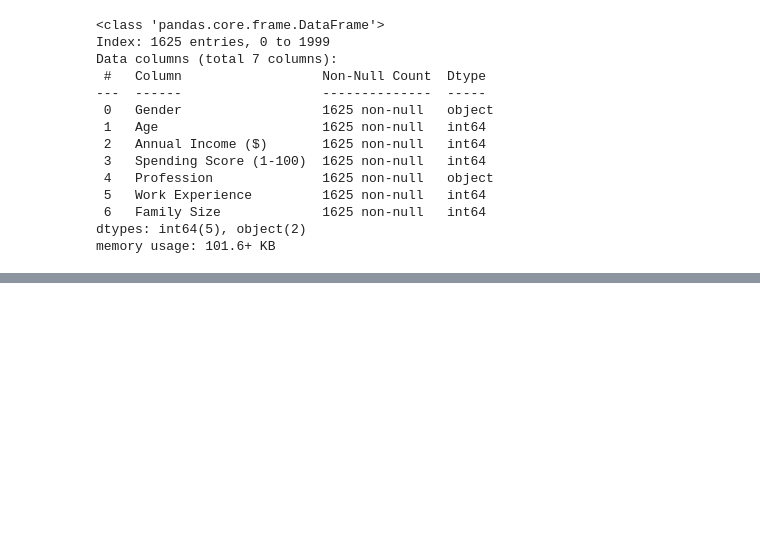
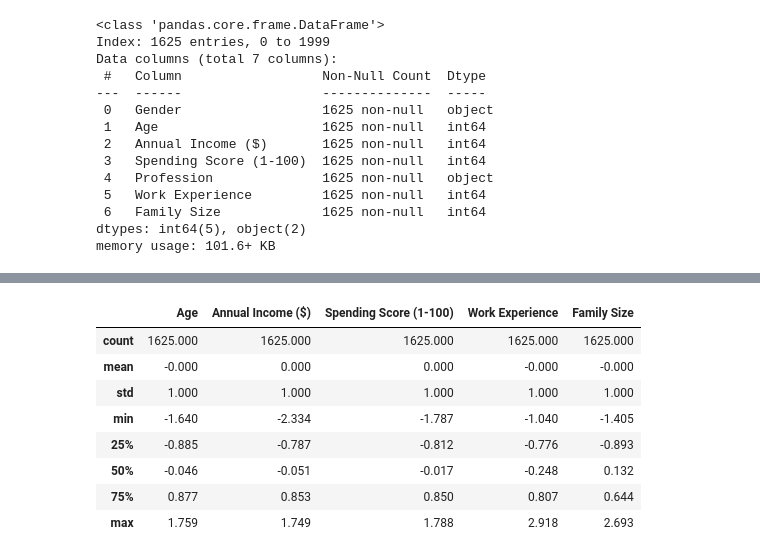
Before and after one commit to mayurasandakalum/shop-customer-data-clustering, a Jupyter notebook: code.ipynb, the cells around one changed output, grey strips where cells are left out. Cells and saved outputs as stored; diff of their text form; code cells hidden in the pictures; blank space fills up the shorter version.

```diff
--- a/code.ipynb
+++ b/code.ipynb
@@ -266,0 +298,12 @@ sns.pairplot(df2)
+# %%
+df2.describe().round(3)
+# %% [output]
+|  | Age | Annual Income ($) | Spending Score (1-100) | Work Experience | Family Size |
+| count | 1625.000 | 1625.000 | 1625.000 | 1625.000 | 1625.000 |
+| mean | -0.000 | 0.000 | 0.000 | -0.000 | -0.000 |
+| std | 1.000 | 1.000 | 1.000 | 1.000 | 1.000 |
+| min | -1.640 | -2.334 | -1.787 | -1.040 | -1.405 |
+| 25% | -0.885 | -0.787 | -0.812 | -0.776 | -0.893 |
+| 50% | -0.046 | -0.051 | -0.017 | -0.248 | 0.132 |
+| 75% | 0.877 | 0.853 | 0.850 | 0.807 | 0.644 |
+| max | 1.759 | 1.749 | 1.788 | 2.918 | 2.693 |
```
Also changed, not shown: parts of 8 cells of this notebook.
